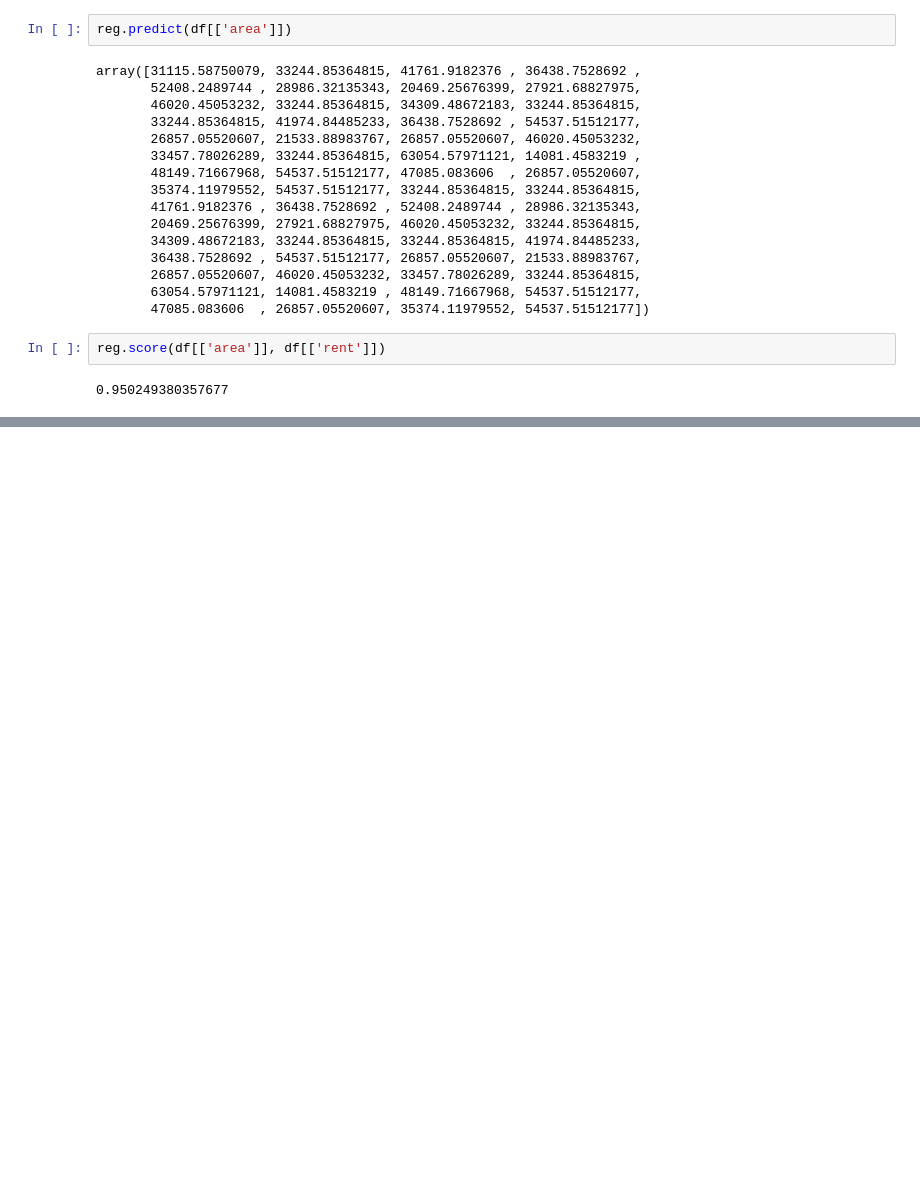
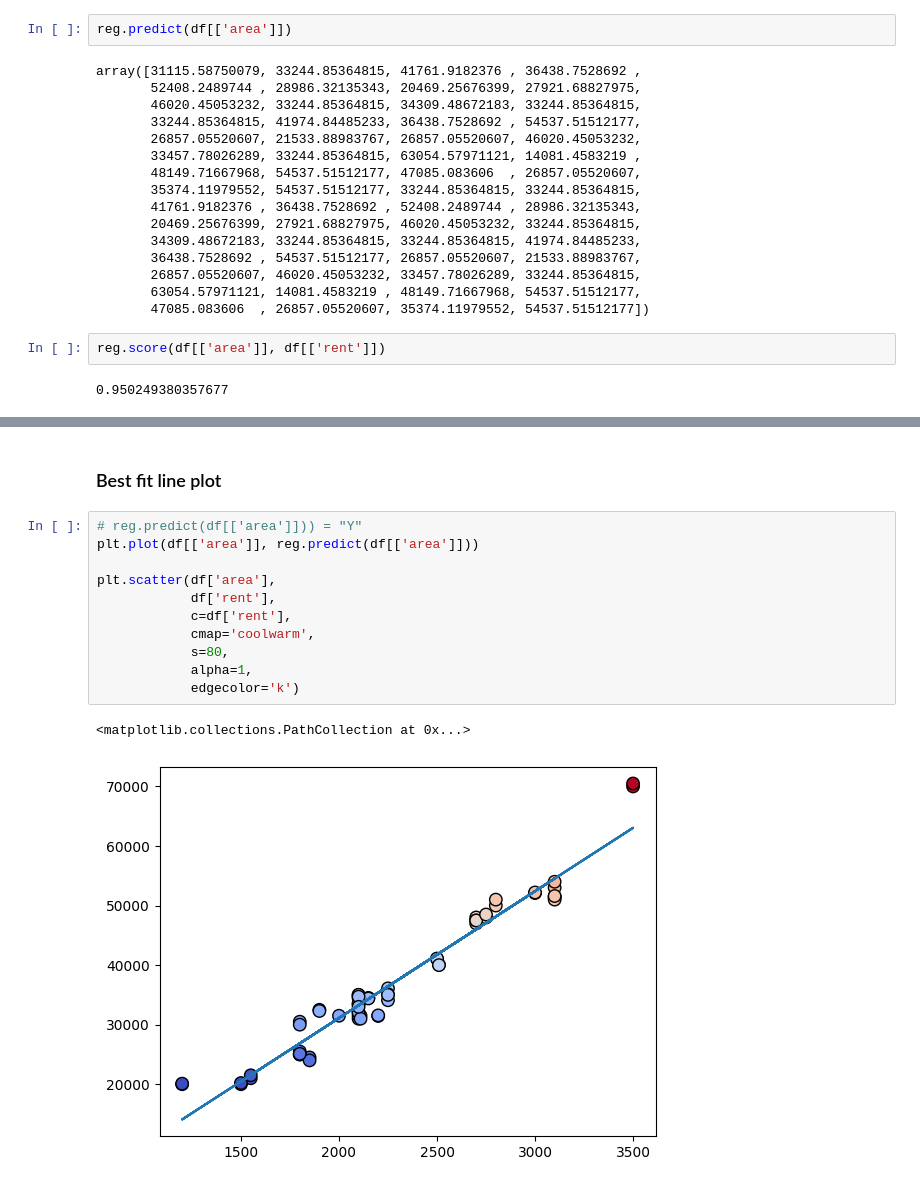
Before and after one commit to fakrul-javed/DSnML, a Jupyter notebook: class_4_assignment/Assignment.ipynb, the cells around one changed output, grey strips where cells are left out. Cells and saved outputs as stored; diff of their text form; blank space fills up the shorter version.

```diff
--- a/class_4_assignment/Assignment.ipynb
+++ b/class_4_assignment/Assignment.ipynb
@@ -109,0 +120,16 @@ reg.score(df[['area']], df[['rent']])
+# %% [markdown]
+### Best fit line plot
+# %%
+# reg.predict(df[['area']])) = "Y"
+plt.plot(df[['area']], reg.predict(df[['area']]))
+
+plt.scatter(df['area'],
+            df['rent'],
+            c=df['rent'],
+            cmap='coolwarm',
+            s=80,
+            alpha=1,
+            edgecolor='k')
+# %% [output]
+<matplotlib.collections.PathCollection at 0x...>
+[figure, added]
```
Also changed, not shown: parts of 5 cells of this notebook.
